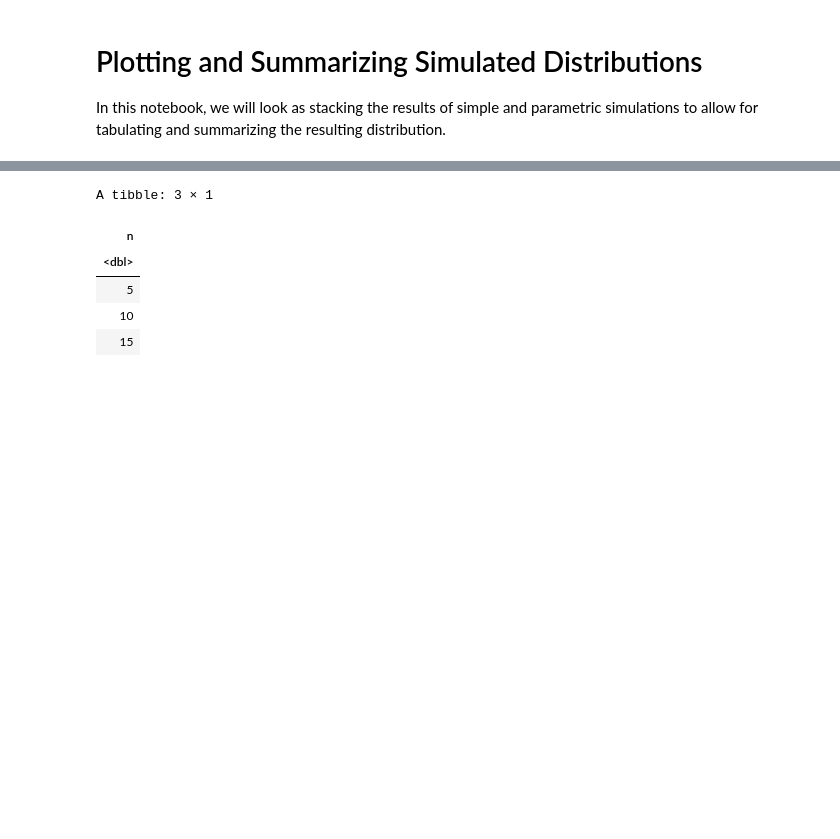
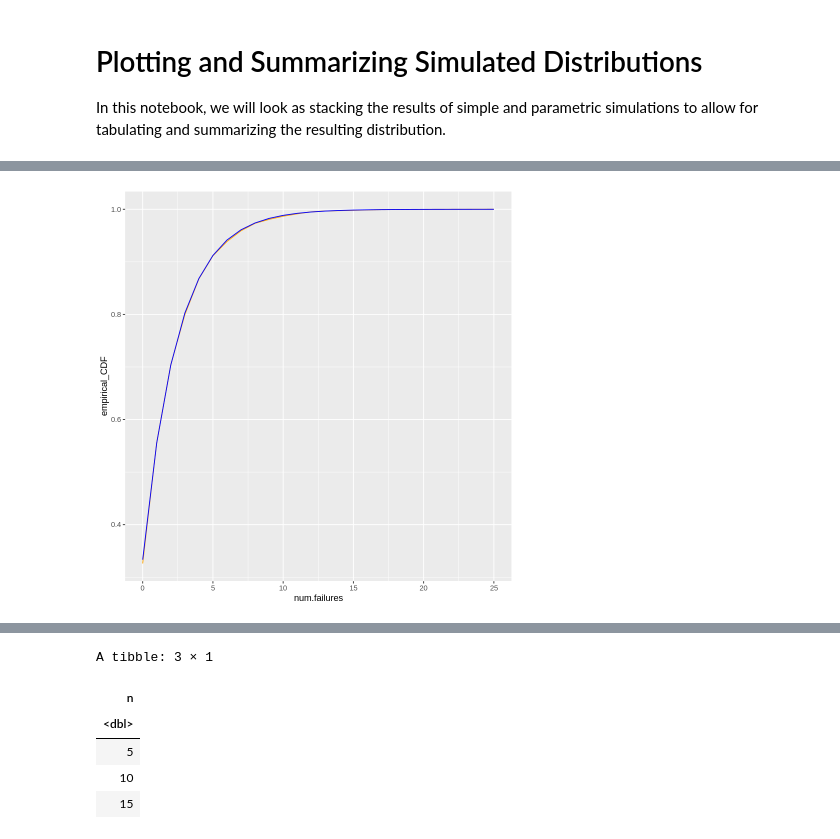
Before and after one commit to yardsale8/probability_simulations_in_R, a Jupyter notebook: 2_6_plotting_estimated_distributions.ipynb, the cells around one changed output, grey strips where cells are left out. Cells and saved outputs as stored; diff of their text form; code cells hidden in the pictures; blank space fills up the shorter version.

```diff
--- a/2_6_plotting_estimated_distributions.ipynb
+++ b/2_6_plotting_estimated_distributions.ipynb
@@ -15,0 +108,17 @@ First, we will look at working with a simple categorical
+# %%
+is.success <- \(x) x >= 5
+one.success <- \(x) num_successes(x, is.success)
+die <- 1:6
+num.trials <- 10000
+(replicate(num.trials, sample_until(die, one.success, replace=TRUE))
+ %>% mutate(total.trials = map_int(.outcome, length),
+            num.failures = total.trials - 1)
+ %>% mutate(empirical_CDF = cume_dist(num.failures),
+            theoretical_CDF = pgeom(num.failures, 1/3))
+) -> waiting_times
+
+ ggplot(data = trials) +
+   geom_line(aes(x = num.failures, y = empirical_CDF), color = "orange") +
+   geom_line(aes(x = num.failures, y = theoretical_CDF), color = "blue")
+# %% [output]
+[figure, added]
```
Also changed, not shown: parts of 40 cells of this notebook.
